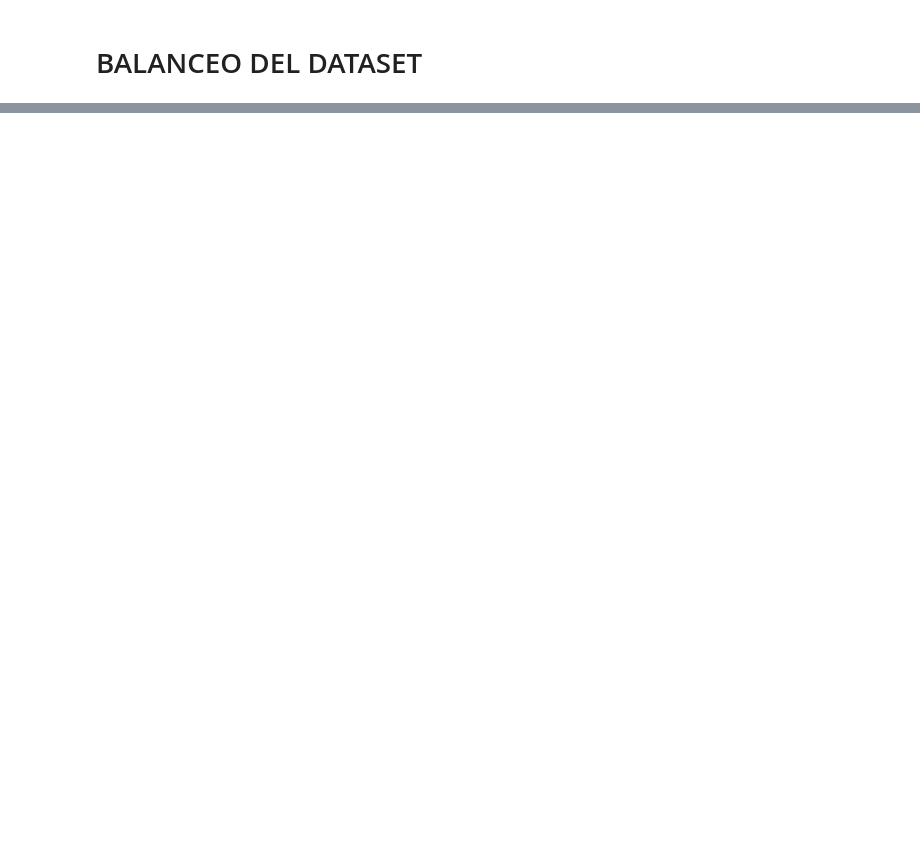
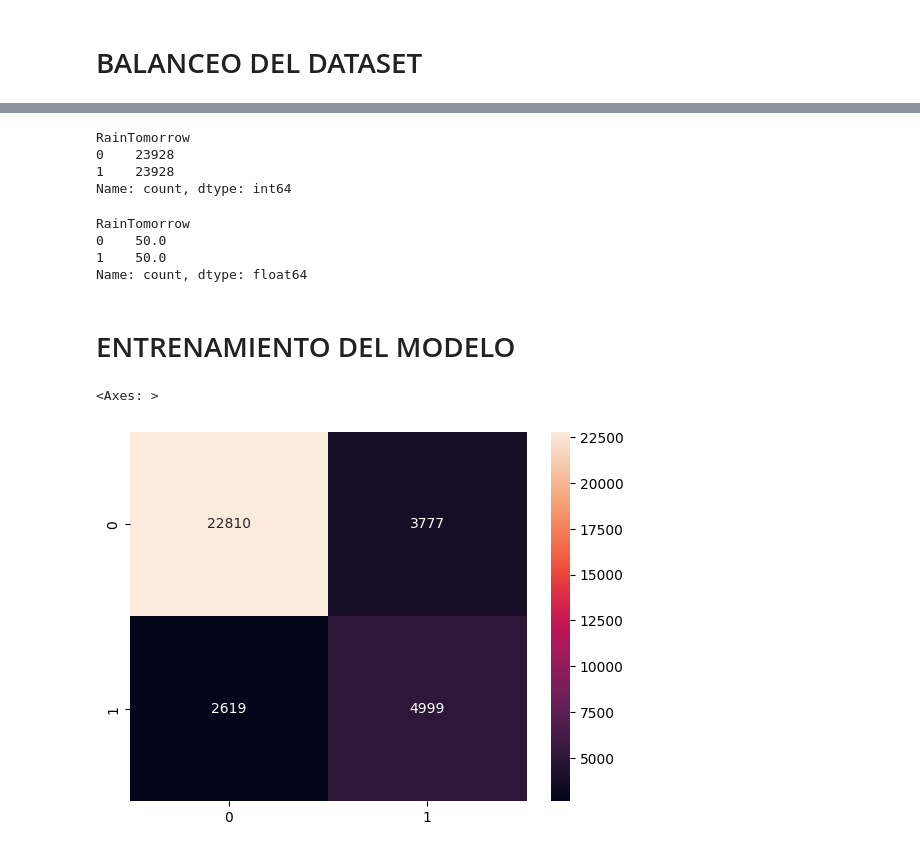
Before and after one commit to ezescordamaglia/CEIA_Analisis_de_datos, a Jupyter notebook: practica_final/TPFinal.ipynb, the cells around one changed output, grey strips where cells are left out. Drawn from its saved outputs; the diff is of its cells as text; code cells hidden in the pictures; blank space fills up the shorter version.

```diff
--- a/practica_final/TPFinal.ipynb
+++ b/practica_final/TPFinal.ipynb
@@ -627,0 +735,7 @@ xtrain.head()
+# %%
+#BALANCEO DE DATASET USANDO OVERSAMPLING Y UNDERSAMPLING
+from imblearn.over_sampling import SMOTE
+
+#APLICAMOS SMOTE PARA OVERSAMPLING
+oversample = SMOTE(sampling_strategy=0.3)
+xtrain, ytrain = oversample.fit_resample(xtrain, ytrain)
@@ -627,0 +756,6 @@ xtrain.head()
+# %%
+#BALANCEO DEL DATASET USANDO RANDOMSAMPLER
+from imblearn.under_sampling import RandomUnderSampler
+
+undersample = RandomUnderSampler(sampling_strategy="auto")
+xtrain, ytrain = undersample.fit_resample(xtrain, ytrain)
@@ -627,0 +768,18 @@ xtrain.head()
+# %%
+counts = ytrain.value_counts()
+counts
+# %% [output]
+RainTomorrow
+0    23928
+1    23928
+Name: count, dtype: int64
+# %%
+percentages = counts / counts.sum() * 100
+percentages
+# %% [output]
+RainTomorrow
+0    50.0
+1    50.0
+Name: count, dtype: float64
+# %% [markdown]
+# ENTRENAMIENTO DEL MODELO
@@ -627,0 +819,20 @@ xtrain.head()
+# %%
+#ENTRENAR MODELO LOGICTIC REGRESSION
+from sklearn.linear_model import LogisticRegression
+
+#ENTRENAMOS EL MODELO
+logreg = LogisticRegression(random_state=0, max_iter=3000)
+logreg.fit(xtrain, ytrain)
+
+#PREDICCIONES
+y_pred = logreg.predict(xtest)
+# %%
+#MATRIZ DE CONFUSION
+from sklearn.metrics import confusion_matrix
+confusion_matrix = confusion_matrix(ytest, y_pred)
+
+#PLOT THE MATRIX
+sns.heatmap(confusion_matrix, annot=True, fmt='d')
+# %% [output]
+<Axes: >
+[figure, added]
```
Also changed, not shown: parts of 33 cells of this notebook, 3 other files.
